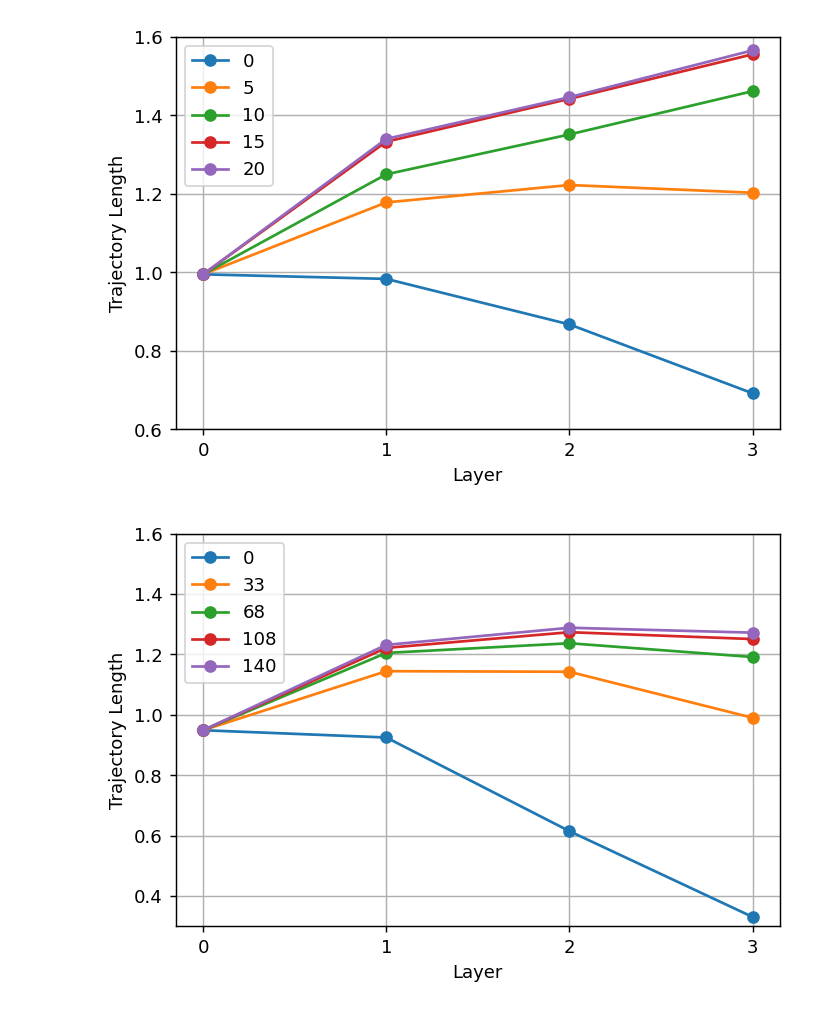
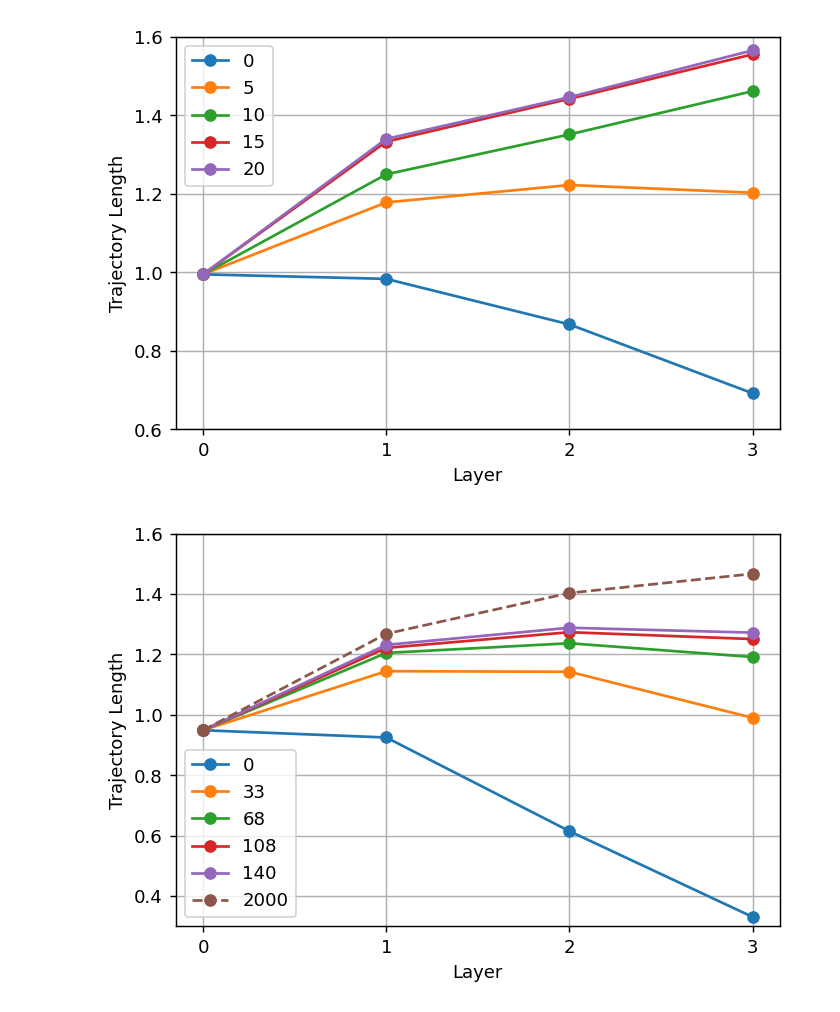
Before and after one commit to KristianWold/Master-Thesis, a Jupyter notebook: notebooks/analysis/Expressivity and Stability.ipynb, the cells around one changed output. Drawn from its saved outputs; the diff is of its cells as text; code cells hidden in the pictures.

Commit message:
Train TL DNN for many epochs

```diff
--- a/notebooks/analysis/Expressivity and Stability.ipynb
+++ b/notebooks/analysis/Expressivity and Stability.ipynb
@@ -164,29 +164,31 @@ plt.show()
 # %%
 tl_list1 = loader(data_path("tl_expressivity_nodes_9_epochs_0_dnn"))
 tl_list2 = loader(data_path("tl_expressivity_nodes_9_epochs_33_dnn"))
 tl_list3 = loader(data_path("tl_expressivity_nodes_9_epochs_68_dnn"))
 tl_list4 = loader(data_path("tl_expressivity_nodes_9_epochs_108_dnn"))
 tl_list5 = loader(data_path("tl_expressivity_nodes_9_epochs_140_dnn"))
+tl_list6 = loader(data_path("tl_expressivity_nodes_9_epochs_2000_dnn"))
 
 
 fig, ax =plt.subplots(figsize=(6,4), dpi = 130, facecolor='w', edgecolor='k')
 x_ticks = [0, 1, 2, 3]
 ax.set_xticks([0, 1, 2, 3])
 
 plt.plot(x_ticks, extract_tl(tl_list1)[:-1], "-o")
 plt.plot(x_ticks, extract_tl(tl_list2)[:-1], "-o")
 plt.plot(x_ticks, extract_tl(tl_list3)[:-1], "-o")
 plt.plot(x_ticks, extract_tl(tl_list4)[:-1], "-o")
 plt.plot(x_ticks, extract_tl(tl_list5)[:-1], "-o")
+plt.plot(x_ticks, extract_tl(tl_list6)[:-1], "--o")
 plt.ylim([0.3, 1.6])
 plt.xlabel("Layer")
 plt.ylabel("Trajectory Length")
-plt.legend(["0", "33", "68", "108", "140"])
+plt.legend(["0", "33", "68", "108", "140", "2000"])
 plt.grid()
 fig.savefig(image_path("TL_trained_DNN_nodes_9.pdf"), bbox_inches='tight')
 plt.show()
 # %% [output]
-[figure, old version]
+[figure, new version]
 # %%
 tl_list1 = loader(data_path("tl_expressivity_nodes_11_epochs_0_dnn"))
 tl_list2 = loader(data_path("tl_expressivity_nodes_11_epochs_31_dnn"))
```
Also changed, not shown: parts of 1 cell of this notebook, 11 other files.
